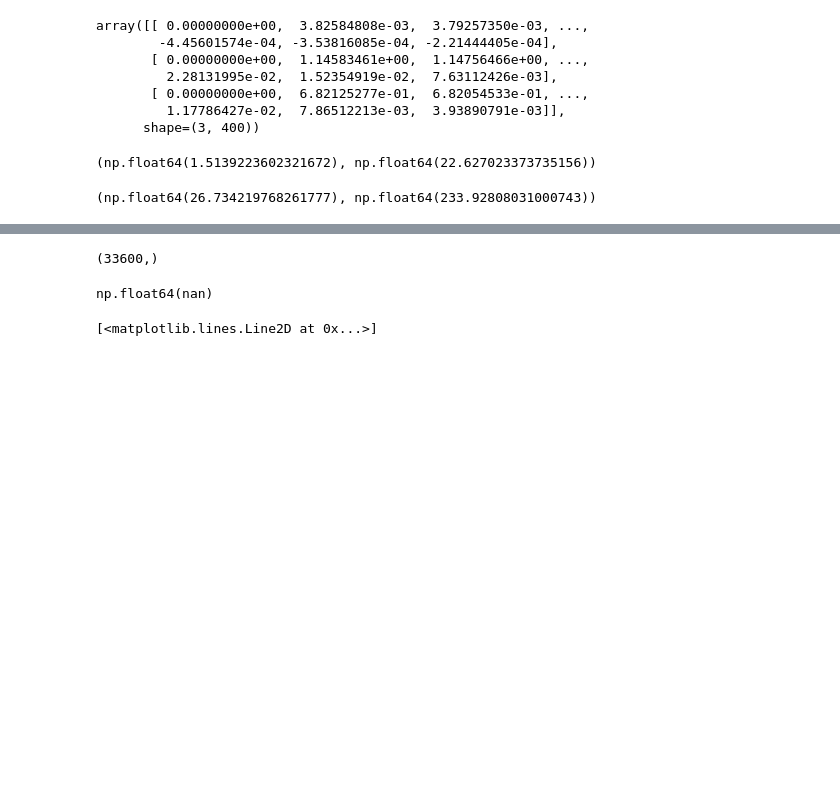
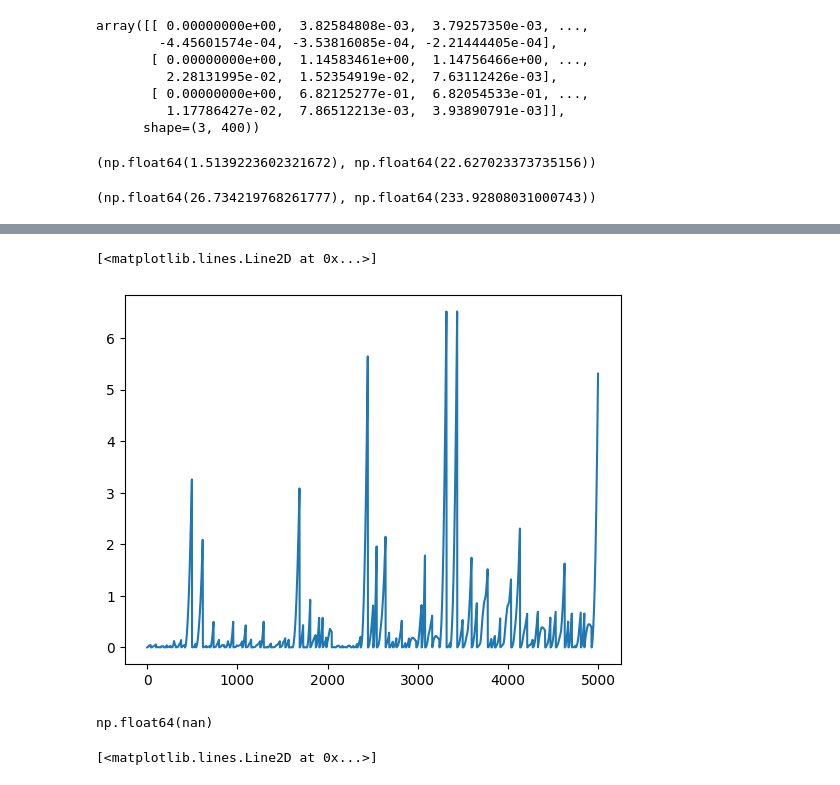
Before and after one commit to TimLockstedt/Opt1, a Jupyter notebook: A4_Tim.ipynb, the cells around one changed output, grey strips where cells are left out. Saved outputs shown, nothing was run; the diff lists cells and outputs as text; code cells hidden in the pictures; blank space fills up the shorter version.

```diff
--- a/A4_Tim.ipynb
+++ b/A4_Tim.ipynb
@@ -1039,7 +1045,8 @@ plt.plot(np.arange(len(Ges_J)), Ges_J)
 # %%
-np.array(Ges_J).shape
+plt.plot(np.arange(len(Ges_J))[:5000], Ges_J[:5000])
 # %% [output]
-(33600,)
+[<matplotlib.lines.Line2D at 0x...>]
+[figure, added]
 # %%
 Ges_J[20000] * 4
 # %% [output]
```
Also changed, not shown: parts of 7 cells of this notebook.
